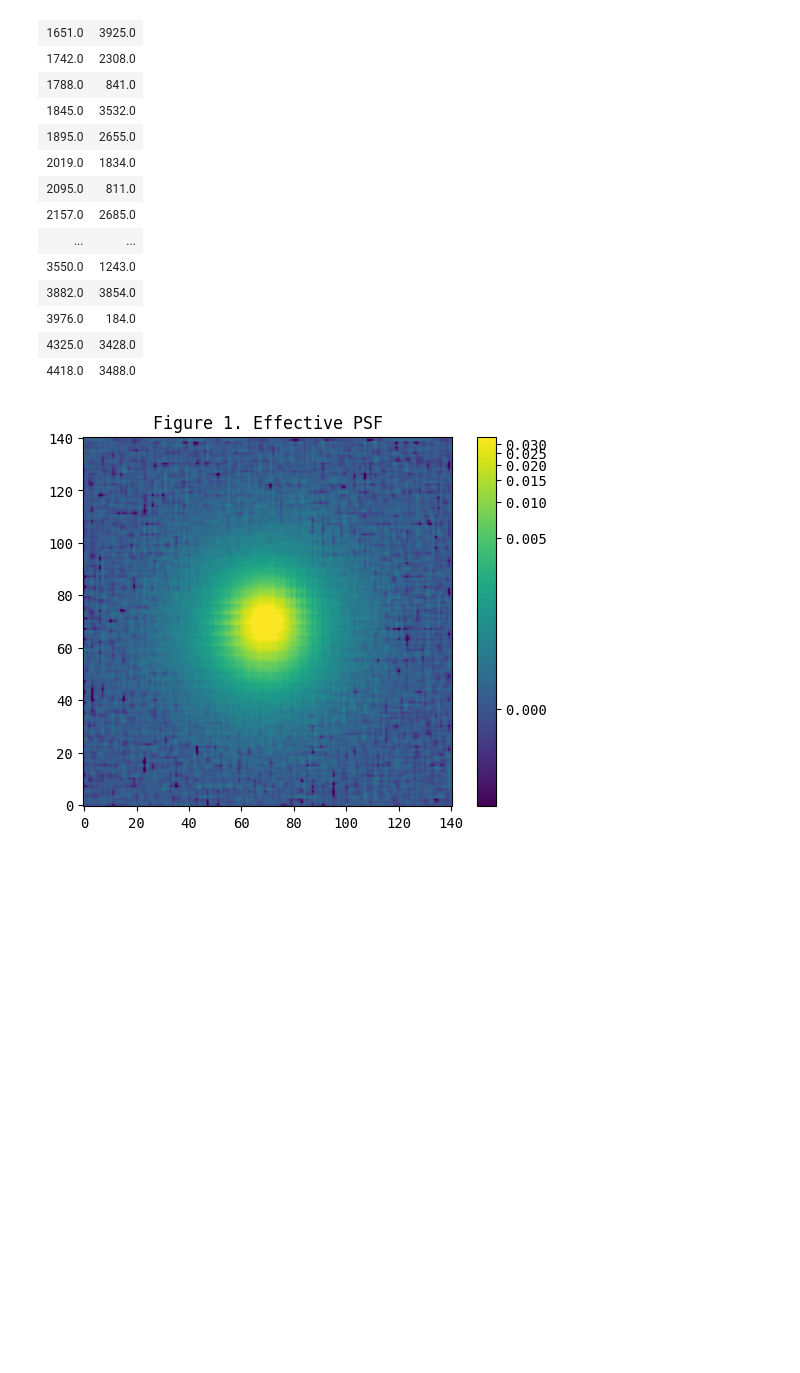
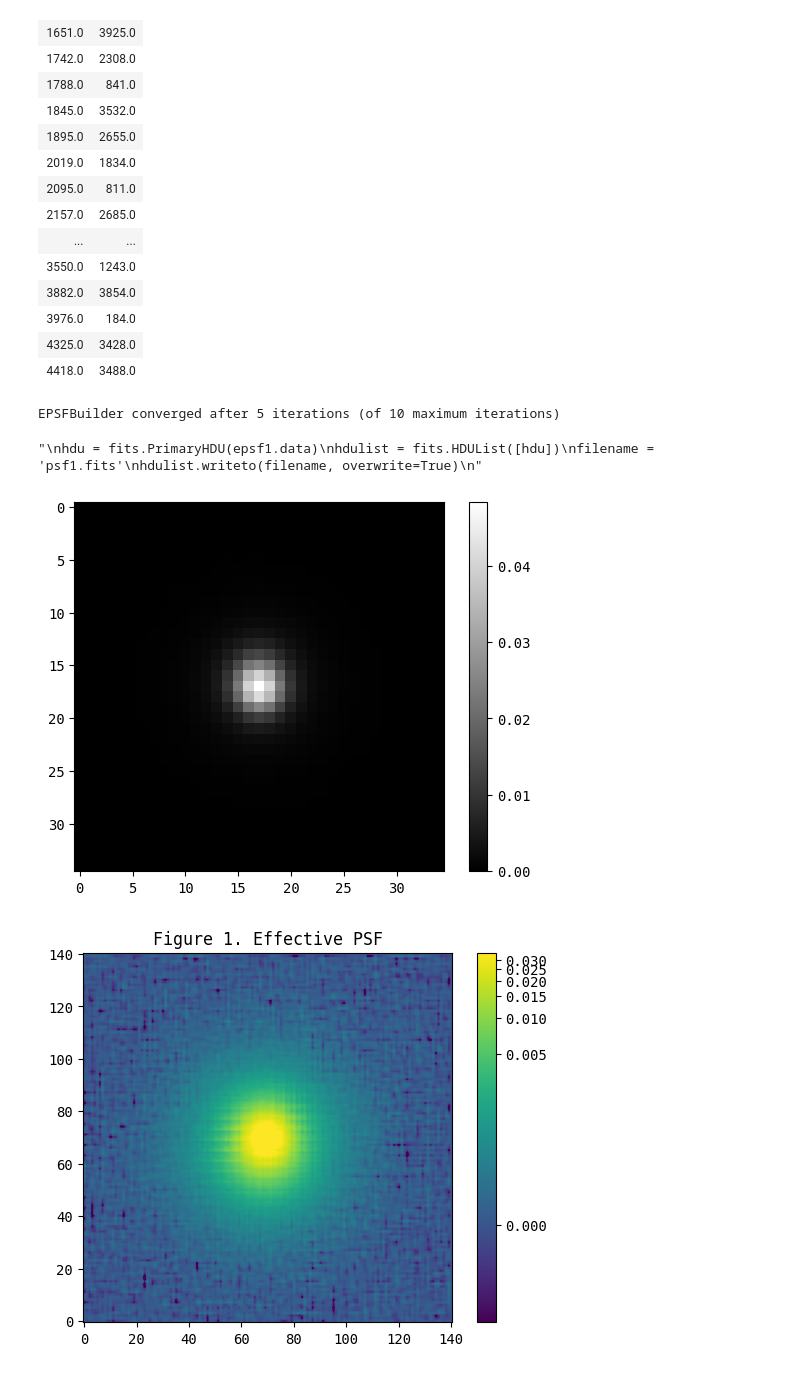
Before and after one commit to insepien/dualAGN, a Jupyter notebook: scrap_notebooks/psf-construction.ipynb, the cells around one changed output. Drawn from its saved outputs; the diff is of its cells as text; code cells hidden in the pictures; blank space fills up the shorter version.

```diff
--- a/scrap_notebooks/psf-construction.ipynb
+++ b/scrap_notebooks/psf-construction.ipynb
@@ -137,3 +137,18 @@ stars = extract_stars(nddata, stars_tbl, size=size)
 # build psf
 epsf_builder = EPSFBuilder()
 epsf, fitted_stars = epsf_builder(stars)
+# %%
+epsf_builder1 = EPSFBuilder(oversampling=1,shape=(35,35))
+epsf1, fitted_stars1 = epsf_builder1(stars)
+plt.imshow(epsf1.data)
+plt.colorbar()
+"""
+hdu = fits.PrimaryHDU(epsf1.data)
+hdulist = fits.HDUList([hdu])
+filename = 'psf1.fits'
+hdulist.writeto(filename, overwrite=True)
+"""
+# %% [output]
+EPSFBuilder converged after 5 iterations (of 10 maximum iterations)
+"\nhdu = fits.PrimaryHDU(epsf1.data)\nhdulist = fits.HDUList([hdu])\nfilename = 'psf1.fits'\nhdulist.writeto(filename, overwrite=True)\n"
+[figure, added]
```
Also changed, not shown: parts of 6 cells of this notebook, 2 other files.
